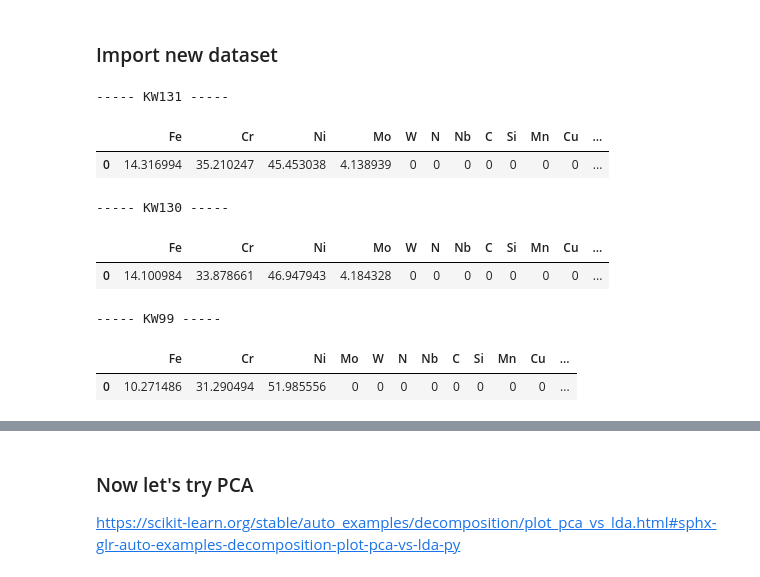
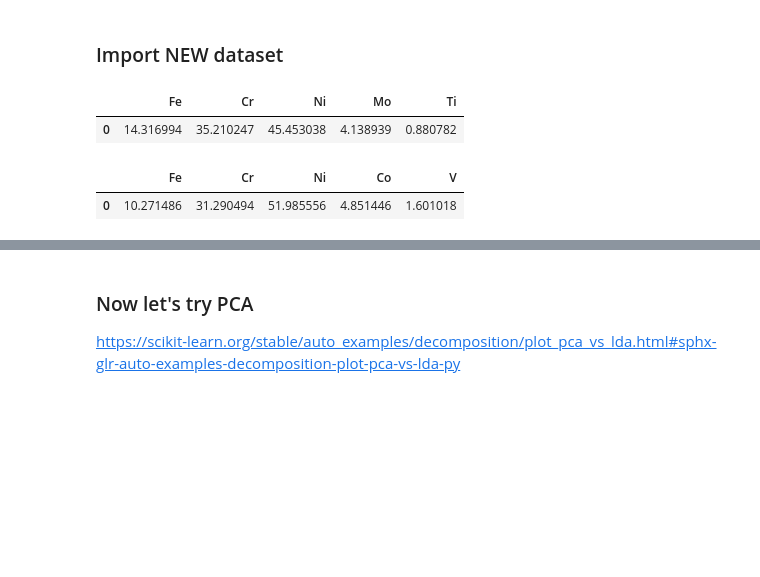
Before and after one commit to YXWU2014/CCA_representation_ML, a Jupyter notebook: Dataset_EDA_Pairplot_PCA_Mahalanobis/EDA_PCA_Mahalanobis.ipynb, the cells around one changed output, grey strips where cells are left out. Drawn from its saved outputs; the diff is of its cells as text; code cells hidden in the pictures; blank space fills up the shorter version.

```diff
--- a/Dataset_EDA_Pairplot_PCA_Mahalanobis/Pairplot_PCA_Mahalanobis_full_new.ipynb
+++ b/Dataset_EDA_Pairplot_PCA_Mahalanobis/EDA_PCA_Mahalanobis.ipynb
@@ -62,37 +51,19 @@ Index(['Fe', 'Cr', 'Ni', 'Mo', 'W', 'N', 'Nb', 'C', 'Si', 'Mn', 'Cu', 'Al',
 # %% [markdown]
-### Import new dataset
+### Import NEW dataset
 # %%
-df_new_KW131_wt = pd.read_excel(data_path + 'MultiTaskModel_corrosion_PT1_KW131_wt_pct.xlsx')
-df_new_KW130_wt = pd.read_excel(data_path + 'MultiTaskModel_corrosion_PT1_KW130_wt_pct.xlsx')
-df_new_KW99_wt  = pd.read_excel(data_path + 'MultiTaskModel_hardness_PT3_KW99_wt_pct.xlsx')
+# Define relevant columns for each dataframe
+columns_FeCrNiMoTi = ['Fe', 'Cr', 'Ni', 'Mo', 'Ti']
+columns_FeCrNiCoV  = ['Fe', 'Cr', 'Ni', 'Co', 'V']
 
-df_compo = pd.DataFrame(columns=['Fe', 'Cr', 'Ni', 'Mo', 'W', 'N', 'Nb', 'C', 'Si', 'Mn',
-       'Cu', 'Al', 'V', 'Ta', 'Ti', 'Co', 'Mg', 'Y', 'Zr', 'Hf'])
+# Import each dataset, select relevant columns, and fill NaN values with zero
+df_compo_new_FeCrNiMoTi = pd.read_excel(data_path + 'MultiTaskModel_NiCrMoTiFe_KW131_wt_pct.xlsx')[columns_FeCrNiMoTi].fillna(0)
+df_compo_new_FeCrNiCoV  = pd.read_excel(data_path + 'MultiTaskModel_NiCrCoVFe_KW99_wt_pct.xlsx')[columns_FeCrNiCoV].fillna(0)
 
-df_compo_new_KW131 = pd.concat([df_compo, df_new_KW131_wt[['Fe', 'Cr', 'Ni', 'Mo', 'Ti']]], axis=0, ignore_index=True)
-df_compo_new_KW130 = pd.concat([df_compo, df_new_KW130_wt[['Fe', 'Cr', 'Ni', 'Mo', 'Ti']]], axis=0, ignore_index=True)
-df_compo_new_KW99  = pd.concat([df_compo, df_new_KW99_wt [['Fe', 'Cr', 'Ni', 'Co', 'V']]],  axis=0, ignore_index=True)
-
-df_compo_new_KW131 = df_compo_new_KW131.fillna(0) # fill in the nan by zero
-df_compo_new_KW130 = df_compo_new_KW130.fillna(0) # fill in the nan by zero
-df_compo_new_KW99  = df_compo_new_KW99.fillna(0)  # fill in the nan by zero
-
-
-print('----- KW131 -----')
-display(df_compo_new_KW131.head(1))
-
-print('----- KW130 -----')
-display(df_compo_new_KW130.head(1))
-
-print('----- KW99 -----')
-display(df_compo_new_KW99.head(1))
+# Display the first row of both dataframes
+display(df_compo_new_FeCrNiMoTi.head(1))
+display(df_compo_new_FeCrNiCoV.head(1))
 # %% [output]
------ KW131 -----
-|  | Fe | Cr | Ni | Mo | W | N | Nb | C | Si | Mn | Cu | ... |
-| 0 | 14.316994 | 35.210247 | 45.453038 | 4.138939 | 0 | 0 | 0 | 0 | 0 | 0 | 0 | ... |
+|  | Fe | Cr | Ni | Mo | Ti |
+| 0 | 14.316994 | 35.210247 | 45.453038 | 4.138939 | 0.880782 |
------ KW130 -----
-|  | Fe | Cr | Ni | Mo | W | N | Nb | C | Si | Mn | Cu | ... |
-| 0 | 14.100984 | 33.878661 | 46.947943 | 4.184328 | 0 | 0 | 0 | 0 | 0 | 0 | 0 | ... |
+|  | Fe | Cr | Ni | Co | V |
+| 0 | 10.271486 | 31.290494 | 51.985556 | 4.851446 | 1.601018 |
------ KW99 -----
-|  | Fe | Cr | Ni | Mo | W | N | Nb | C | Si | Mn | Cu | ... |
-| 0 | 10.271486 | 31.290494 | 51.985556 | 0 | 0 | 0 | 0 | 0 | 0 | 0 | 0 | ... |
```
Also changed, not shown: parts of 17 cells of this notebook, 2 other files.
